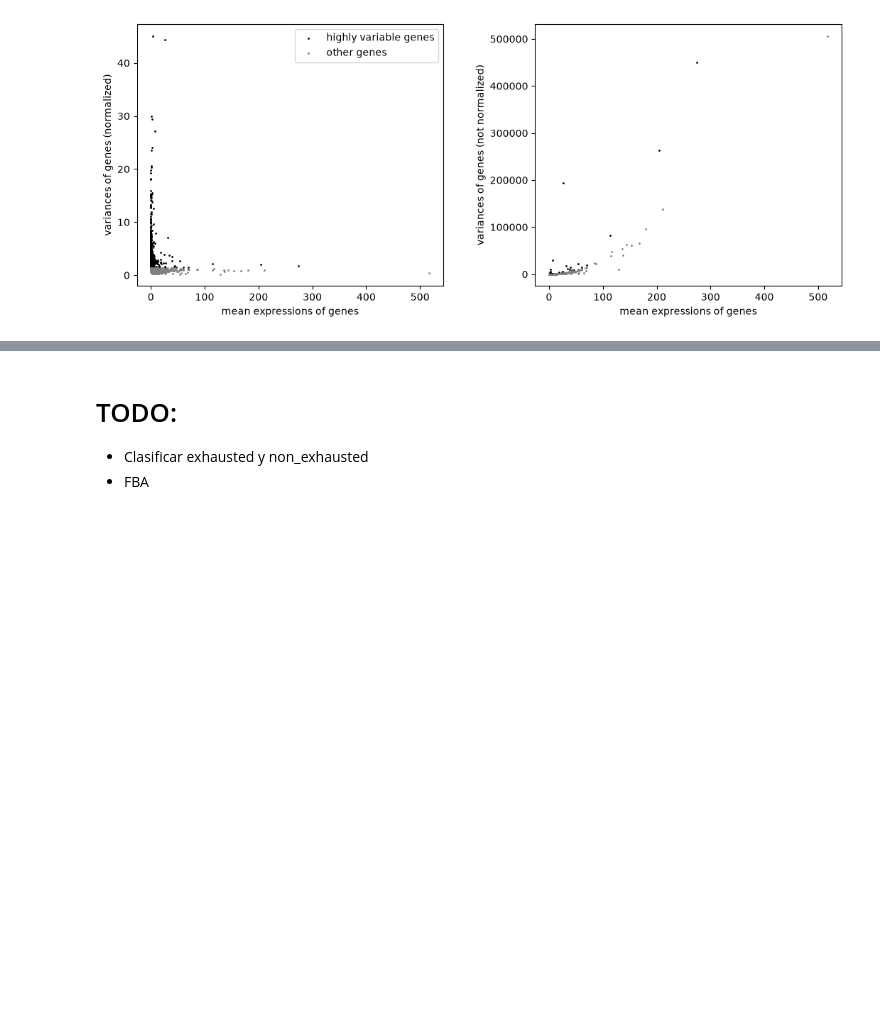
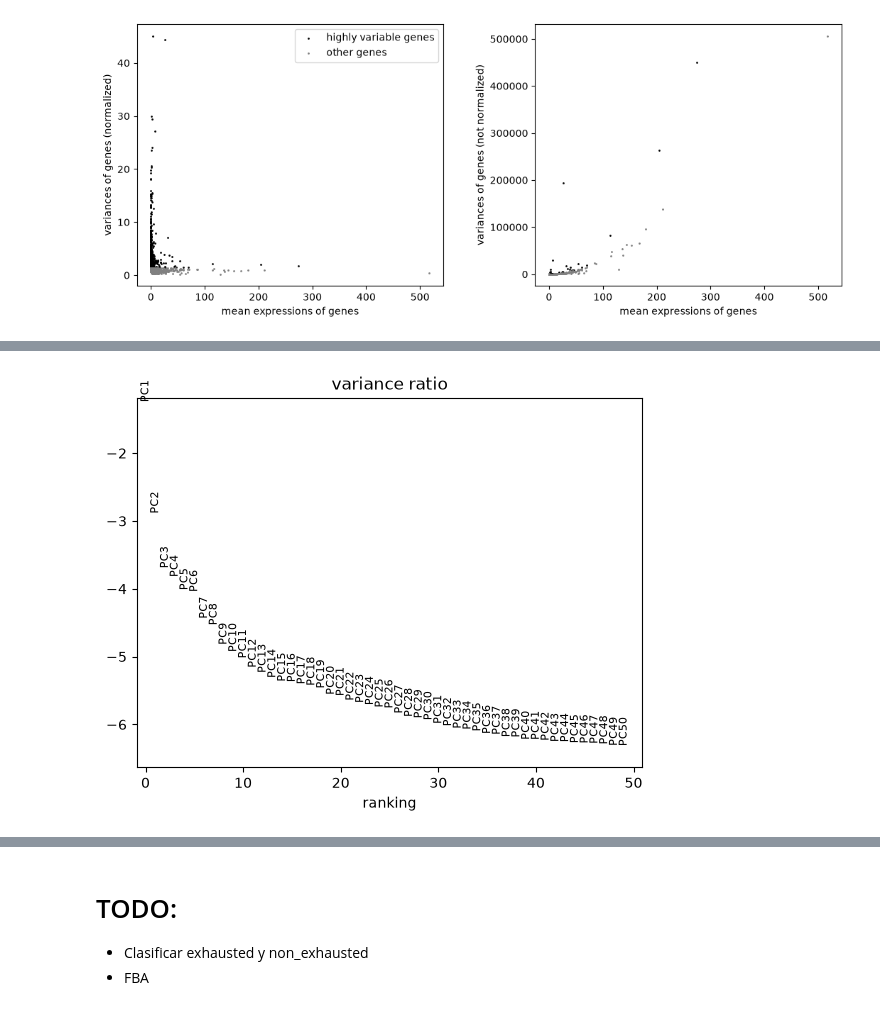
Before and after one commit to YeJhao/tfg, a Jupyter notebook: GSM5076749_HCC1.ipynb, the cells around one changed output, grey strips where cells are left out. Saved outputs shown, nothing was run; the diff lists cells and outputs as text; code cells hidden in the pictures; blank space fills up the shorter version.

```diff
--- a/GSM5076749_HCC1.ipynb
+++ b/GSM5076749_HCC1.ipynb
@@ -383,0 +407,4 @@ Este último método parece ser el adecuado, en la gráfica de la izquierda (nor
+# %%
+sc.pl.pca_variance_ratio(hcc1_normalized, n_pcs=50, log=True)   # Dibujar 50 componentes
+# %% [output]
+[figure, added]
```
Also changed, not shown: parts of 45 cells of this notebook, 19 other files.
